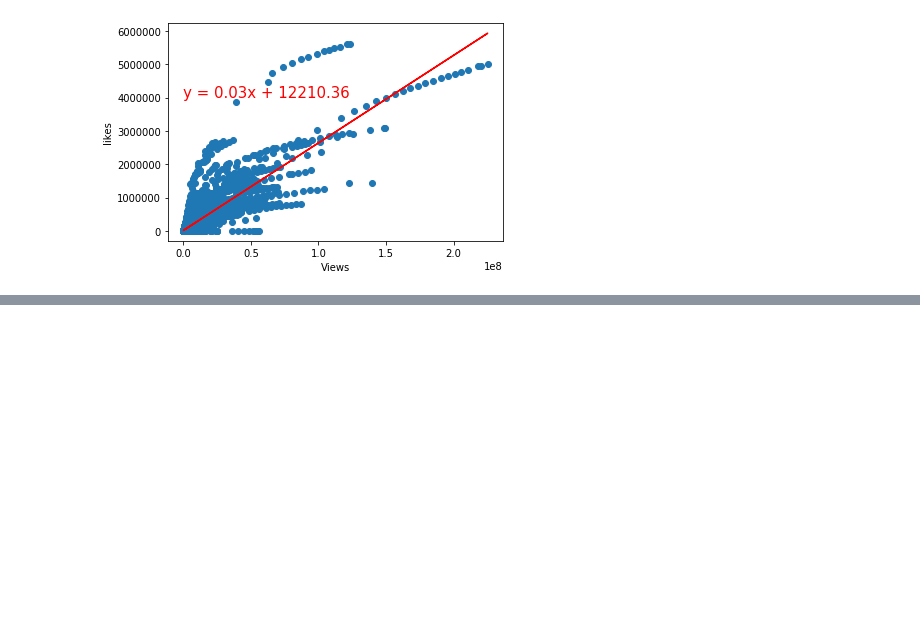
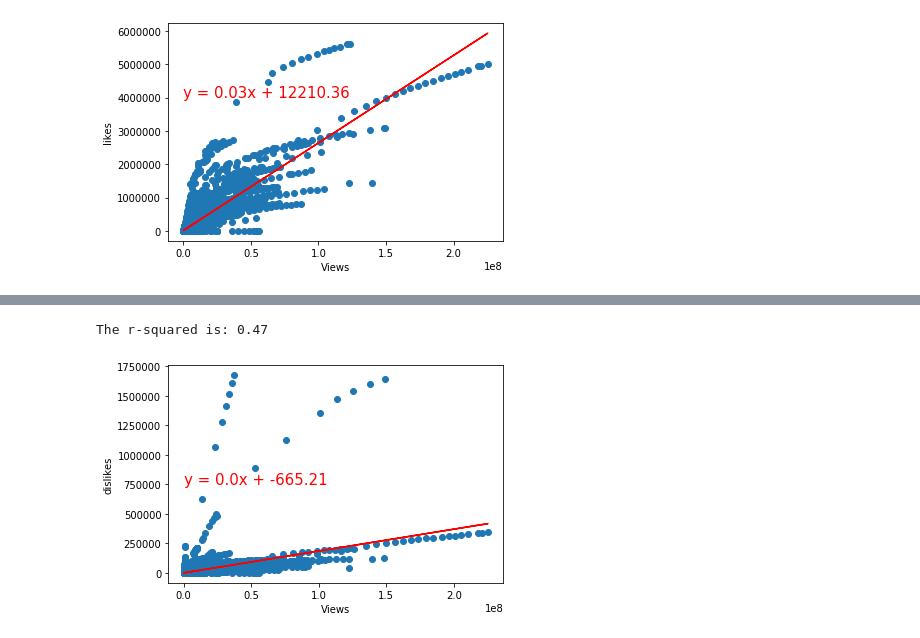
Before and after one commit to paholland/Project_YoutubeVideoStatistics, a Jupyter notebook: Polina/mypart2.ipynb, the cells around one changed output, grey strips where cells are left out. Saved outputs shown, nothing was run; the diff lists cells and outputs as text; code cells hidden in the pictures; blank space fills up the shorter version.

```diff
--- a/Polina/mypart2.ipynb
+++ b/Polina/mypart2.ipynb
@@ -484,9 +497,12 @@ def linearplot(x_values,y_values,y_label, coor):
 # %%
 x_values= clean_df["views"]
 y_values= clean_df["dislikes"]
-linearplot(x_values, y_values, "dislikes", (1.5,4000000))
+linearplot(x_values, y_values, "dislikes", (10,750000))
 
 plt.savefig("output_data/views_vs_likes.png")
 plt.show()
+# %% [output]
+The r-squared is: 0.47
+[figure, added]
 # %%
 Analysis:
```
Also changed, not shown: parts of 8 cells of this notebook, 3 other files.
